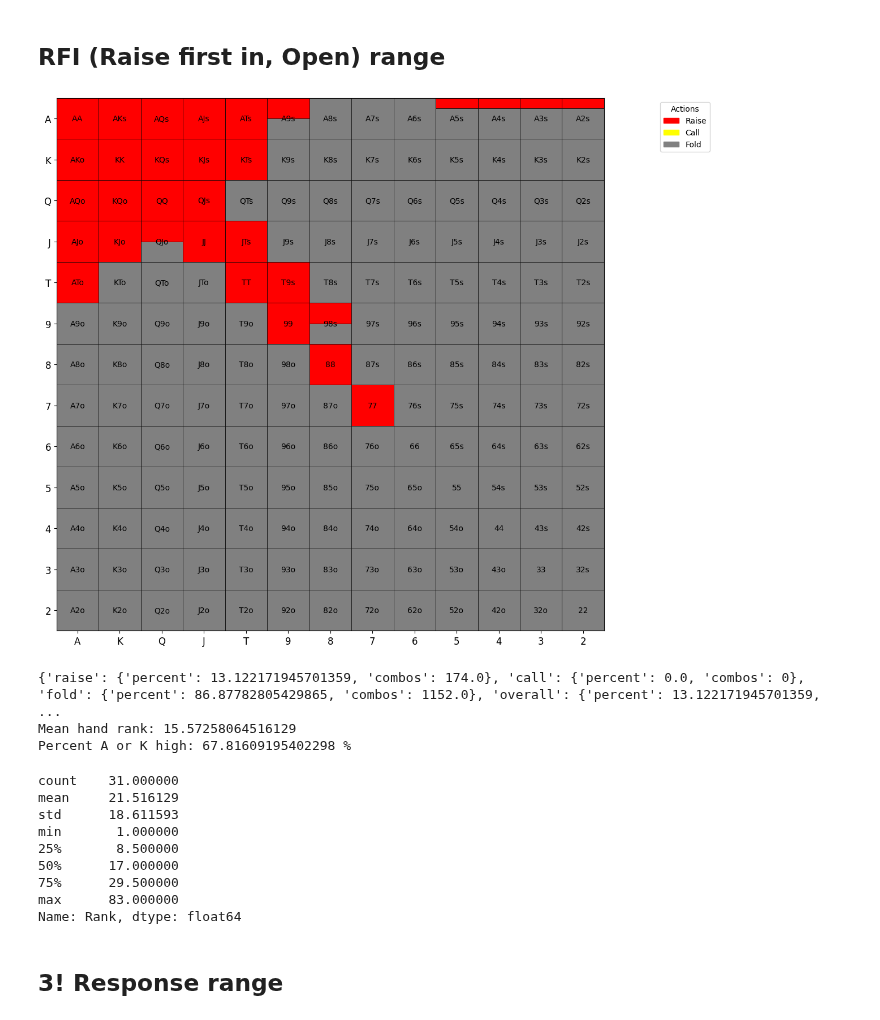
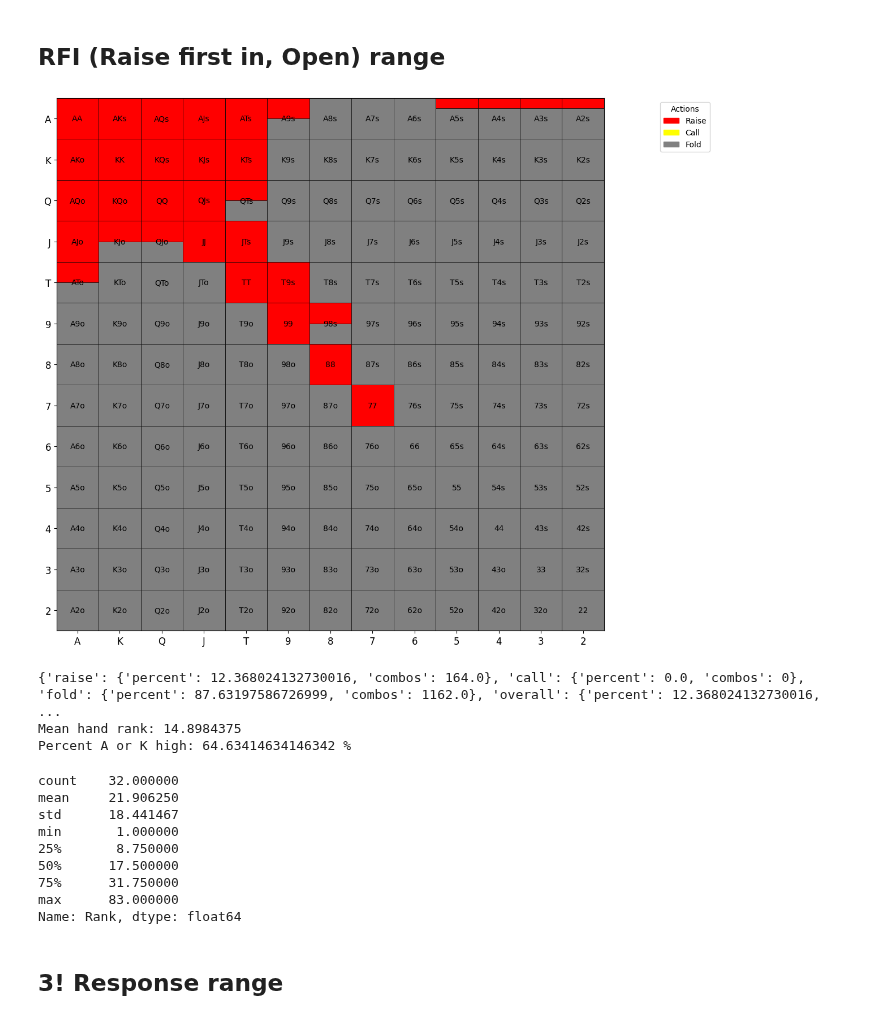
Before and after one commit to KunaalAgarwal/poker_analysis, a Jupyter notebook: src/utg_ranges.ipynb, the cells around one changed output. Drawn from its saved outputs; the diff is of its cells as text; code cells hidden in the pictures.

```diff
--- a/src/utg_ranges.ipynb
+++ b/src/utg_ranges.ipynb
@@ -22,7 +22,7 @@ rfi_range = {
     "77": {"raise": 1.0, "call": 0.0},
     "88": {"raise": 1.0, "call": 0.0},
     "66": {"raise": 0.0, "call": 0.0},
-    "55": {"raise": 0.0, "call": 0.0}, # mixing the low pocket pairs with folds (as they infrequently call 3bets)
+    "55": {"raise": 0.0, "call": 0.0},
     "44": {"raise": 0.0, "call": 0.0},
     "33": {"raise": 0.0, "call": 0.0},
     "22": {"raise": 0.0, "call": 0.0},
@@ -43,7 +43,7 @@ rfi_range = {
     "AKo": {"raise": 1.0, "call": 0.0},
     "AQo": {"raise": 1.0, "call": 0.0},
     "AJo": {"raise": 1.0, "call": 0.0},
-    "ATo": {"raise": 1.0, "call": 0.0},
+    "ATo": {"raise": 0.5, "call": 0.0},
     "A9o": {"raise": 0.0, "call": 0.0},
     "A8o": {"raise": 0.0, "call": 0.0},
     "A7o": {"raise": 0.0, "call": 0.0},
@@ -62,14 +62,14 @@ rfi_range = {
     "K6s": {"raise": 0.0, "call": 0.0},
 
     "KQo": {"raise": 1.0, "call": 0.0},
-    "KJo": {"raise": 1.0, "call": 0.0},
+    "KJo": {"raise": 0.5, "call": 0.0},
     "KTo": {"raise": 0.0, "call": 0.0},
     "K9o": {"raise": 0.0, "call": 0.0},
     "K8o": {"raise": 0.0, "call": 0.0},
     "K7o": {"raise": 0.0, "call": 0.0},
 
     "QJs": {"raise": 1.0, "call": 0.0},
-    "QTs": {"raise": 0.0, "call": 0.0},
+    "QTs": {"raise": 0.5, "call": 0.0},
     "Q9s": {"raise": 0.0, "call": 0.0},
     "Q8s": {"raise": 0.0, "call": 0.0},
 
@@ -90,45 +90,44 @@ rfi_range = {
     "97s": {"raise": 0.0, "call": 0.0},
 
     "87s": {"raise": 0.0, "call": 0.0},
     "86s": {"raise": 0.0, "call": 0.0},
 
     "76s": {"raise": 0.0, "call": 0.0},
     "75s": {"raise": 0.0, "call": 0.0},
 
     "65s": {"raise": 0.0, "call": 0.0},
 
     "54s": {"raise": 0.0, "call": 0.0},
 
     "43s": {"raise": 0.0, "call": 0.0},
 
     "32s": {"raise": 0.0, "call": 0.0},
 }
 
 # Visualize the range
 rfi = range_construction.generate_range(rfi_range, '../ranges/utg_ranges/utg_rfi.png')
 rfi_distribution = range_construction.range_hand_distribution(rfi_range)
 rfi_percent_by_actions = range_construction.range_percent_by_all_actions(rfi_range)
 rfi_mean_hand_rank = range_construction.average_range_rank(rfi_range)
 
-
 print(rfi_percent_by_actions)
 print(f'Mean hand rank: {rfi_mean_hand_rank}')
 print(f'Percent A or K high: {range_construction.percent_range_high_card(rfi_range)} %')
 
 rfi_distribution[1].to_csv('../ranges/utg_ranges/utg_rfi_distribution.csv')
 rfi_distribution[0]
 # %% [output]
-[figure, old version]
+[figure, new version]
-{'raise': {'percent': 13.122171945701359, 'combos': 174.0}, 'call': {'percent': 0.0, 'combos': 0}, 'fold': {'percent': 86.87782805429865, 'combos': 1152.0}, 'overall': {'percent': 13.122171945701359,  ...
-Mean hand rank: 15.57258064516129
-Percent A or K high: 67.81609195402298 %
+{'raise': {'percent': 12.368024132730016, 'combos': 164.0}, 'call': {'percent': 0.0, 'combos': 0}, 'fold': {'percent': 87.63197586726999, 'combos': 1162.0}, 'overall': {'percent': 12.368024132730016,  ...
+Mean hand rank: 14.8984375
+Percent A or K high: 64.63414634146342 %
-count    31.000000
-mean     21.516129
-std      18.611593
+count    32.000000
+mean     21.906250
+std      18.441467
 min       1.000000
-25%       8.500000
-50%      17.000000
-75%      29.500000
+25%       8.750000
+50%      17.500000
+75%      31.750000
 max      83.000000
 Name: Rank, dtype: float64
 # %% [markdown]
```
Also changed, not shown: parts of 4 cells of this notebook, 6 other files.
